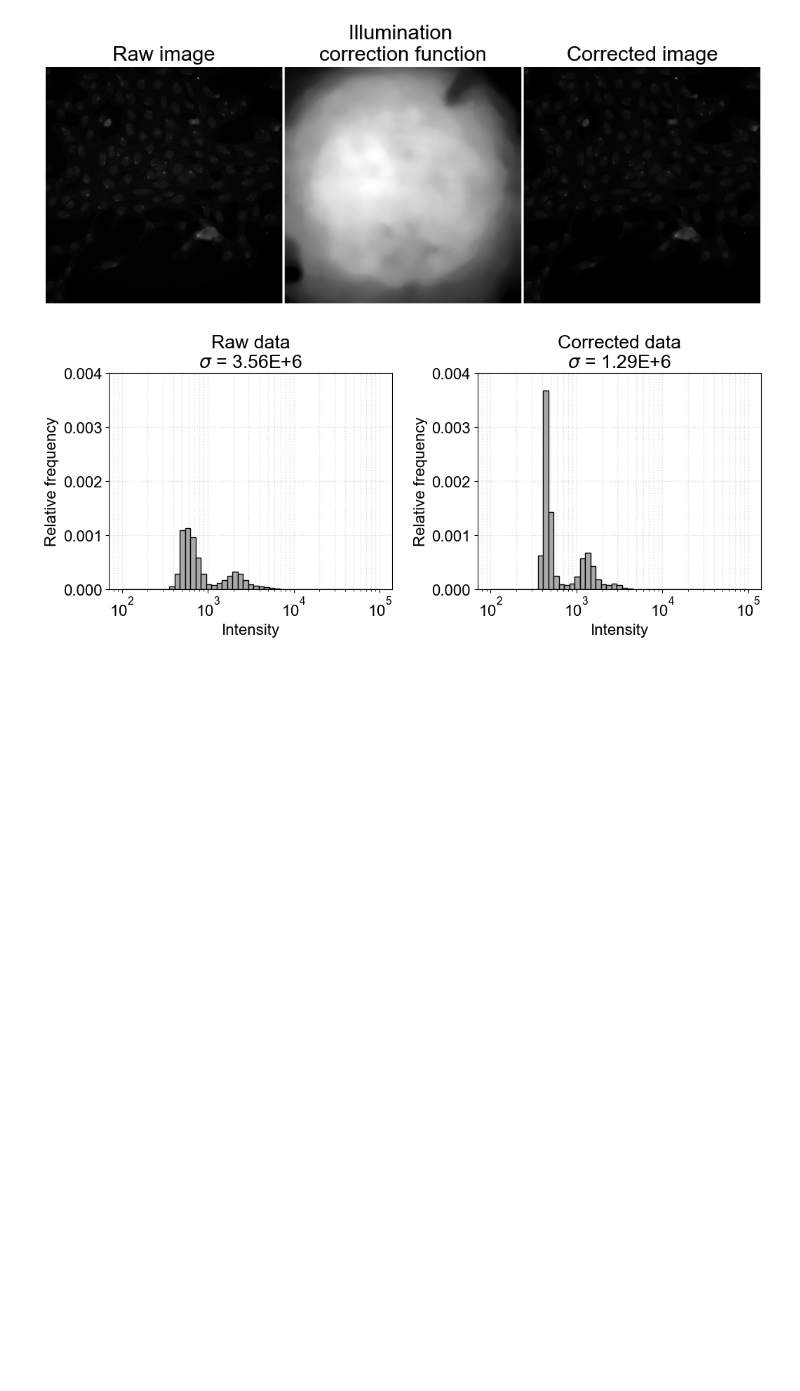
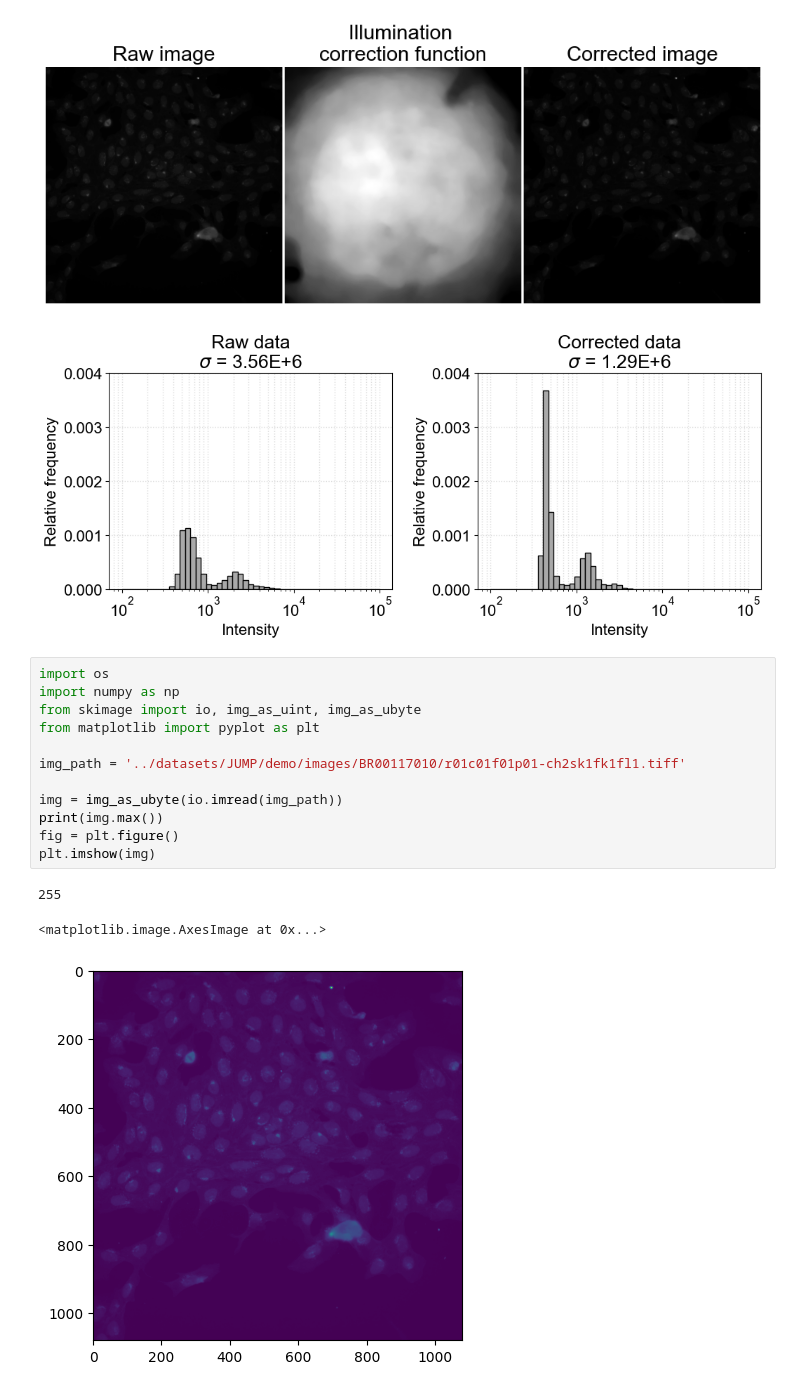
Before and after one commit to funalab/I2IWSB, a Jupyter notebook: notebooks/JUMP_visualization.ipynb, the cells around one changed output. Cells and saved outputs as stored; diff of their text form; blank space fills up the shorter version.

```diff
--- a/notebooks/JUMP_visualization.ipynb
+++ b/notebooks/JUMP_visualization.ipynb
@@ -249,3 +249,19 @@ plt.show()
 (1080, 1080)
 [figure]
 [figure]
+# %%
+import os
+import numpy as np
+from skimage import io, img_as_uint, img_as_ubyte
+from matplotlib import pyplot as plt
+
+img_path = '../datasets/JUMP/demo/images/BR00117010/r01c01f01p01-ch2sk1fk1fl1.tiff'
+
+img = img_as_ubyte(io.imread(img_path))
+print(img.max())
+fig = plt.figure()
+plt.imshow(img)
+# %% [output]
+255
+<matplotlib.image.AxesImage at 0x...>
+[figure, added]
```
Also changed, not shown: parts of 1 cell of this notebook, 27 other files.
